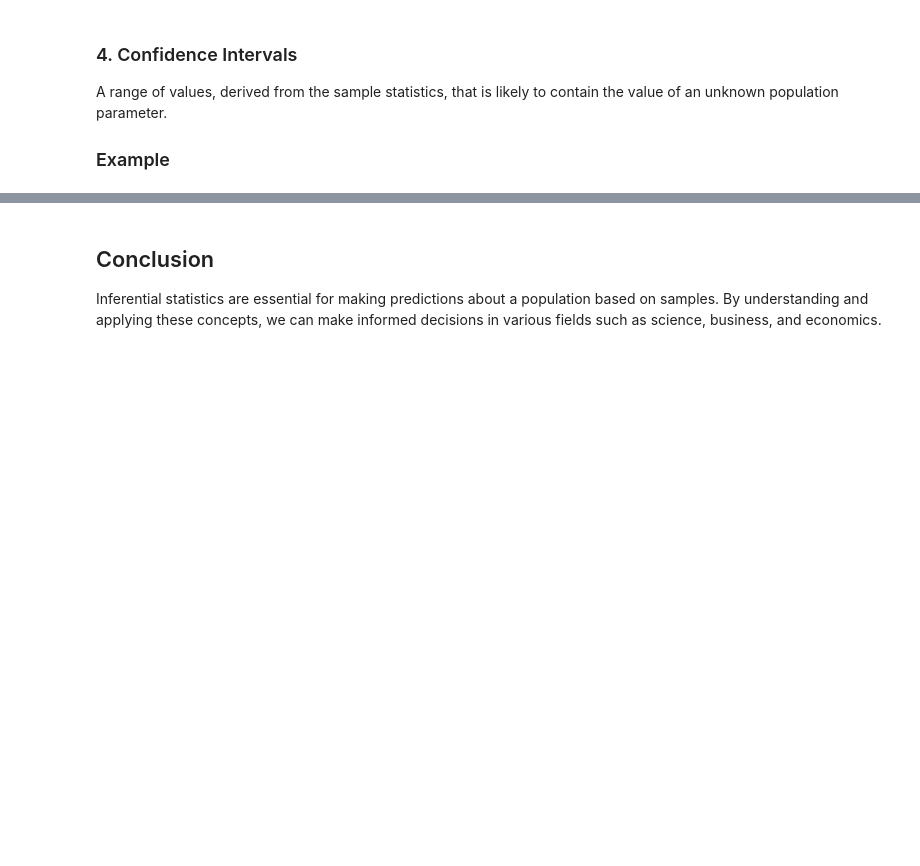
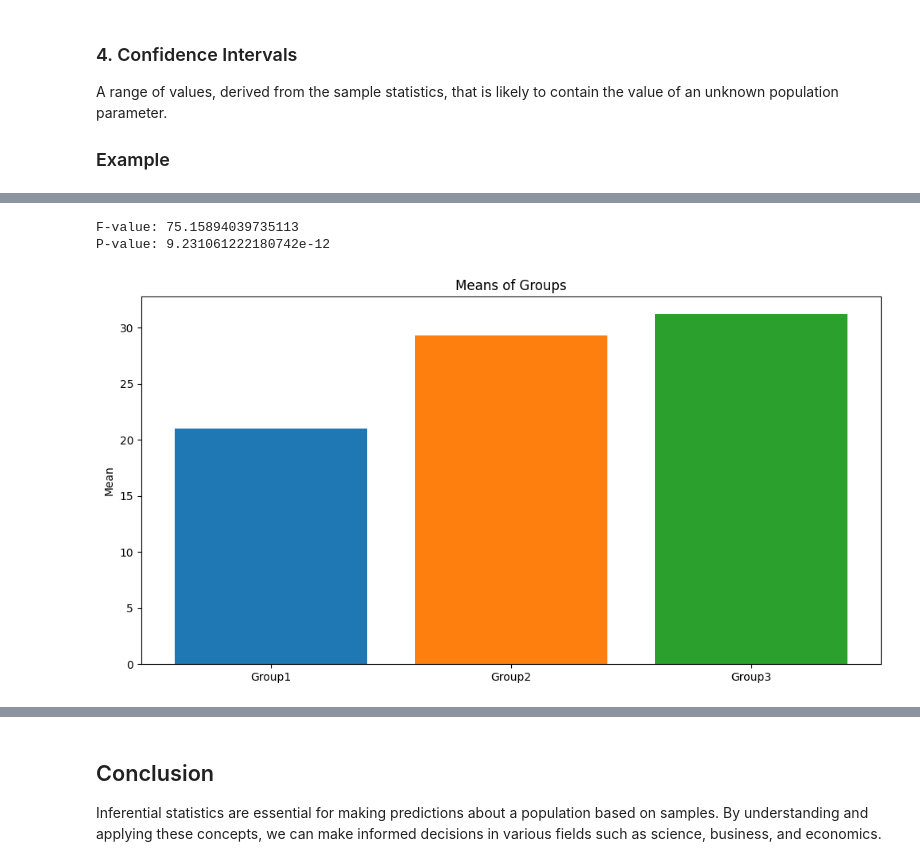
Before and after one commit to maurolaciar/clases, a Jupyter notebook: Estadistica_inferencial/Estadistica_inferencial.ipynb, the cells around one changed output, grey strips where cells are left out. Saved outputs shown, nothing was run; the diff lists cells and outputs as text; code cells hidden in the pictures; blank space fills up the shorter version.

```diff
--- a/Estadistica_inferencial/Estadistica_inferencial.ipynb
+++ b/Estadistica_inferencial/Estadistica_inferencial.ipynb
@@ -113,0 +187,30 @@ print(f"95% Confidence Interval: {confidence_interval}")
+# %%
+#ANOVA tests the null hypothesis that the means of the groups are all equal
+
+# Create three groups of data
+group1 = np.array([20, 23, 21, 25, 18, 17, 18, 24, 20, 24])
+group2 = np.array([28, 31, 30, 29, 28, 30, 27, 31, 30, 29])
+group3 = np.array([30, 29, 31, 32, 33, 31, 30, 33, 32, 31])
+
+# Perform the ANOVA
+f_val, p_val = stats.f_oneway(group1, group2, group3)
+
+print("F-value:", f_val)
+print("P-value:", p_val)
+# %% [output]
+F-value: 75.15894039735113
+P-value: 9.231061222180742e-12
+# %%
+# Plot the means of each group
+plt.figure(figsize=(12, 6))
+
+# Create an array with the colors you want to use
+colors = ['#1f77b4', '#ff7f0e', '#2ca02c']
+
+# Set your custom color palette
+plt.bar(["Group1", "Group2", "Group3"], [np.mean(group1), np.mean(group2), np.mean(group3)], color=colors)
+plt.ylabel('Mean')
+plt.title('Means of Groups')
+plt.show()
+# %% [output]
+[figure, added]
```
Also changed, not shown: parts of 13 cells of this notebook, 11 other files.
